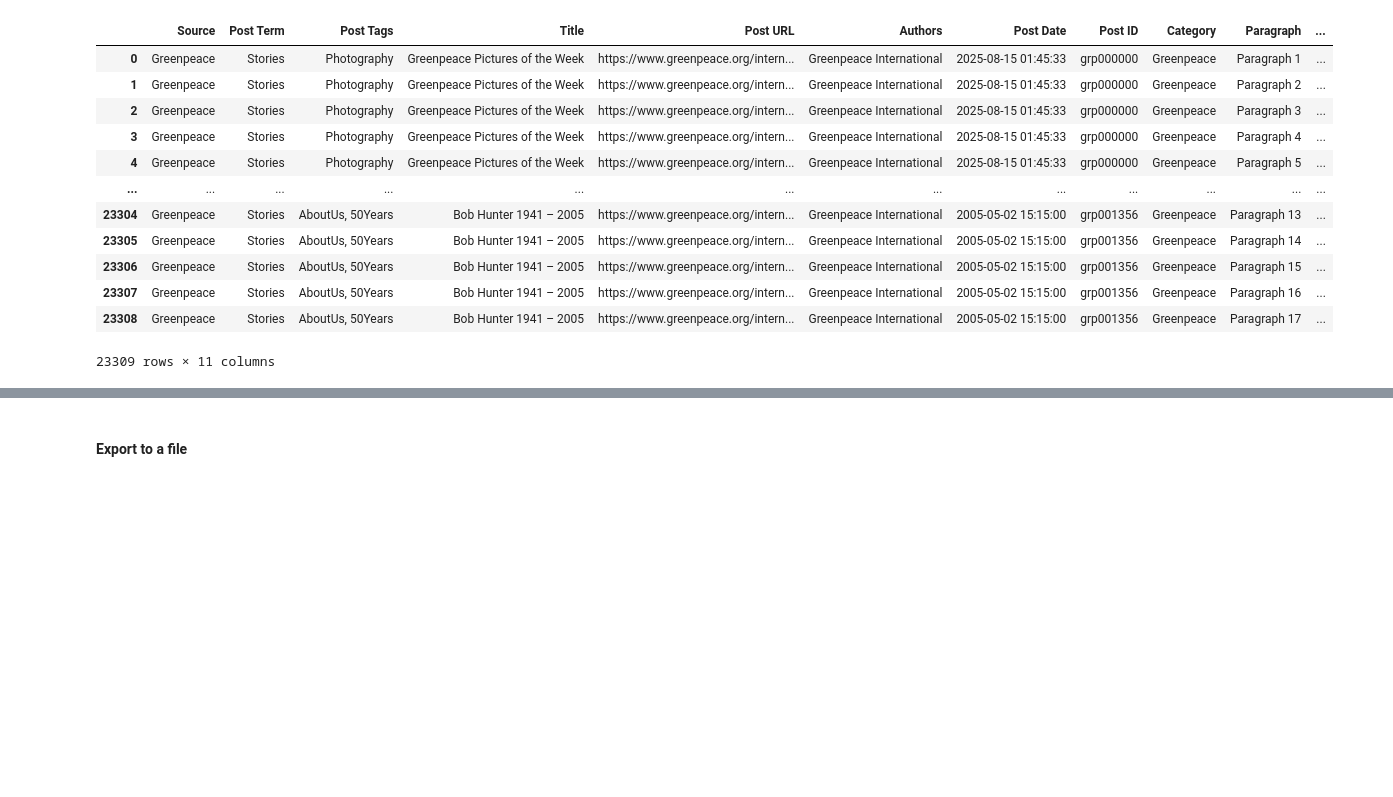
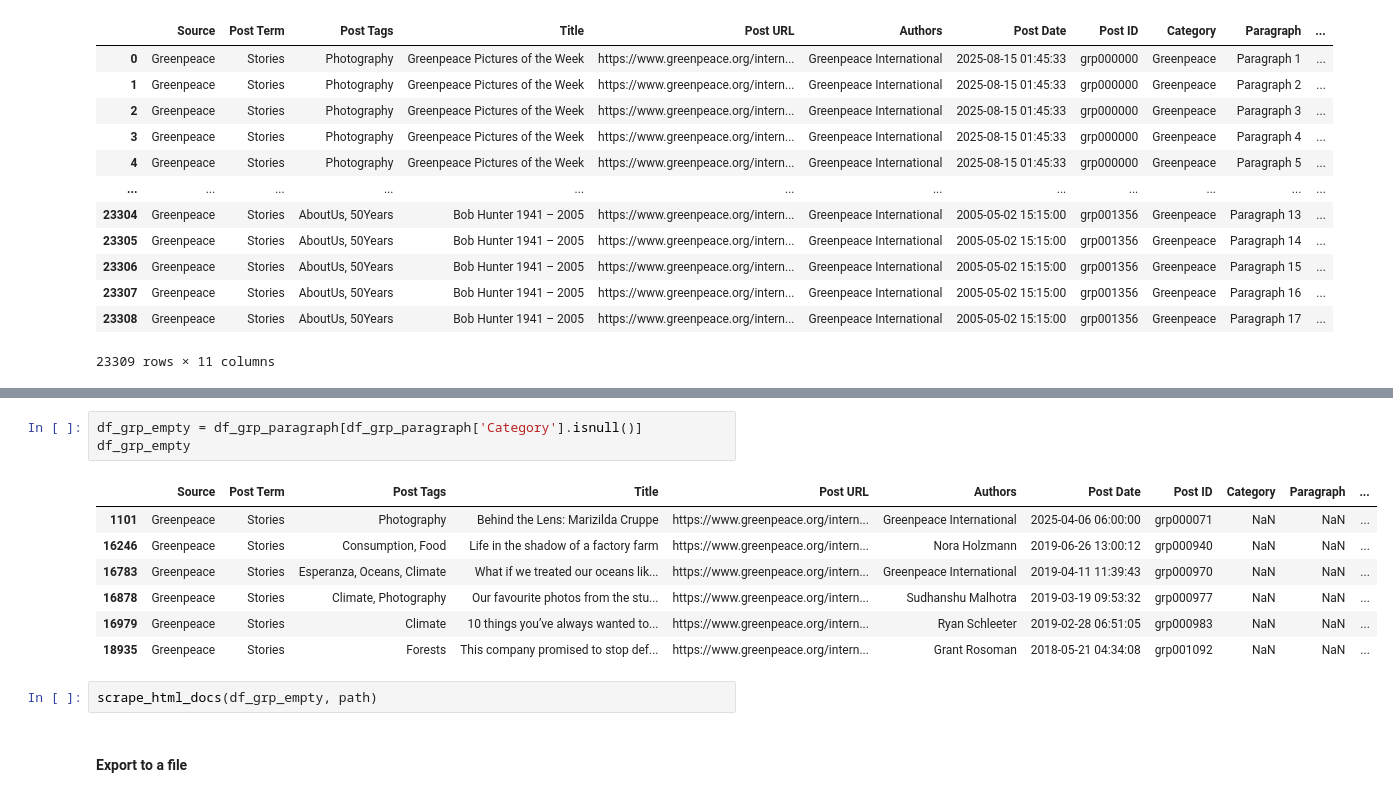
Before and after one commit to laelgelc/cl_st2_arianne, a Jupyter notebook: CL_St2_Ph1_Arianne.ipynb, the cells around one changed output, grey strips where cells are left out. Drawn from its saved outputs; the diff is of its cells as text; blank space fills up the shorter version.

```diff
--- a/CL_St2_Ph1_Arianne.ipynb
+++ b/CL_St2_Ph1_Arianne.ipynb
@@ -485,3 +497,16 @@ df_grp_paragraph
+# %%
+df_grp_empty = df_grp_paragraph[df_grp_paragraph['Category'].isnull()]
+df_grp_empty
+# %% [output]
+|  | Source | Post Term | Post Tags | Title | Post URL | Authors | Post Date | Post ID | Category | Paragraph | ... |
+| 1101 | Greenpeace | Stories | Photography | Behind the Lens: Marizilda Cruppe | https://www.greenpeace.org/intern... | Greenpeace International | 2025-04-06 06:00:00 | grp000071 | NaN | NaN | ... |
+| 16246 | Greenpeace | Stories | Consumption, Food | Life in the shadow of a factory farm | https://www.greenpeace.org/intern... | Nora Holzmann | 2019-06-26 13:00:12 | grp000940 | NaN | NaN | ... |
+| 16783 | Greenpeace | Stories | Esperanza, Oceans, Climate | What if we treated our oceans lik... | https://www.greenpeace.org/intern... | Greenpeace International | 2019-04-11 11:39:43 | grp000970 | NaN | NaN | ... |
+| 16878 | Greenpeace | Stories | Climate, Photography | Our favourite photos from the stu... | https://www.greenpeace.org/intern... | Sudhanshu Malhotra | 2019-03-19 09:53:32 | grp000977 | NaN | NaN | ... |
+| 16979 | Greenpeace | Stories | Climate | 10 things you’ve always wanted to... | https://www.greenpeace.org/intern... | Ryan Schleeter | 2019-02-28 06:51:05 | grp000983 | NaN | NaN | ... |
+| 18935 | Greenpeace | Stories | Forests | This company promised to stop def... | https://www.greenpeace.org/intern... | Grant Rosoman | 2018-05-21 04:34:08 | grp001092 | NaN | NaN | ... |
+# %%
+scrape_html_docs(df_grp_empty, path)
 # %% [markdown]
 #### Export to a file
 # %%
```
Also changed, not shown: parts of 2 cells of this notebook.
